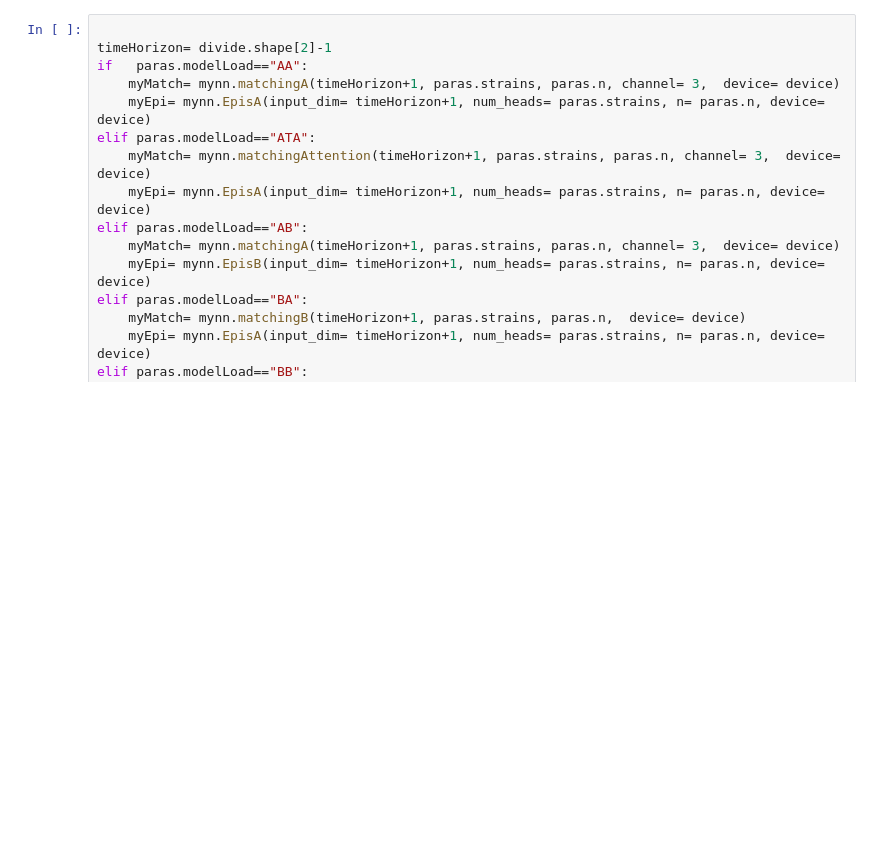
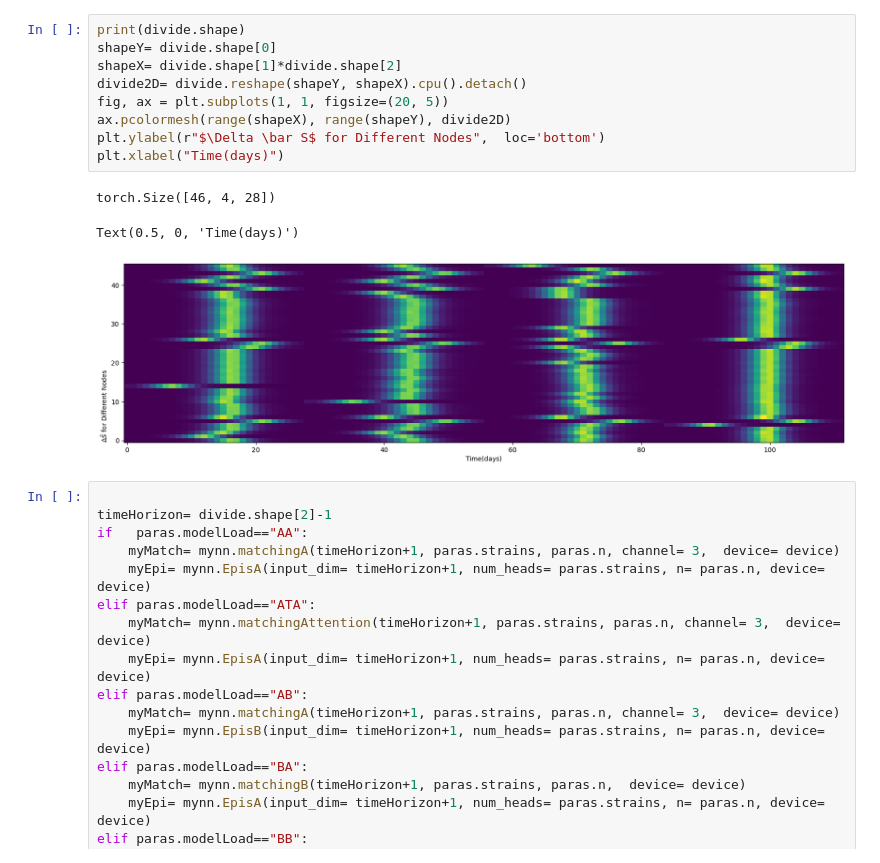
Before and after one commit to bizhili/Topology_Learning_Epis, a Jupyter notebook: test_multi_cities_no_att.ipynb, the cells around one changed output. Cells and saved outputs as stored; diff of their text form; blank space fills up the shorter version.

```diff
--- a/test_multi_cities_no_att.ipynb
+++ b/test_multi_cities_no_att.ipynb
@@ -181,3 +185,16 @@ torch.Size([4, 37])
+# %%
+print(divide.shape)
+shapeY= divide.shape[0]
+shapeX= divide.shape[1]*divide.shape[2]
+divide2D= divide.reshape(shapeY, shapeX).cpu().detach()
+fig, ax = plt.subplots(1, 1, figsize=(20, 5))
+ax.pcolormesh(range(shapeX), range(shapeY), divide2D)
+plt.ylabel(r"$\Delta \bar S$ for Different Nodes",  loc='bottom')
+plt.xlabel("Time(days)")
+# %% [output]
+torch.Size([46, 4, 28])
+Text(0.5, 0, 'Time(days)')
+[figure, added]
 # %%
 
 timeHorizon= divide.shape[2]-1
```
Also changed, not shown: parts of 2 cells of this notebook, 11 other files.
